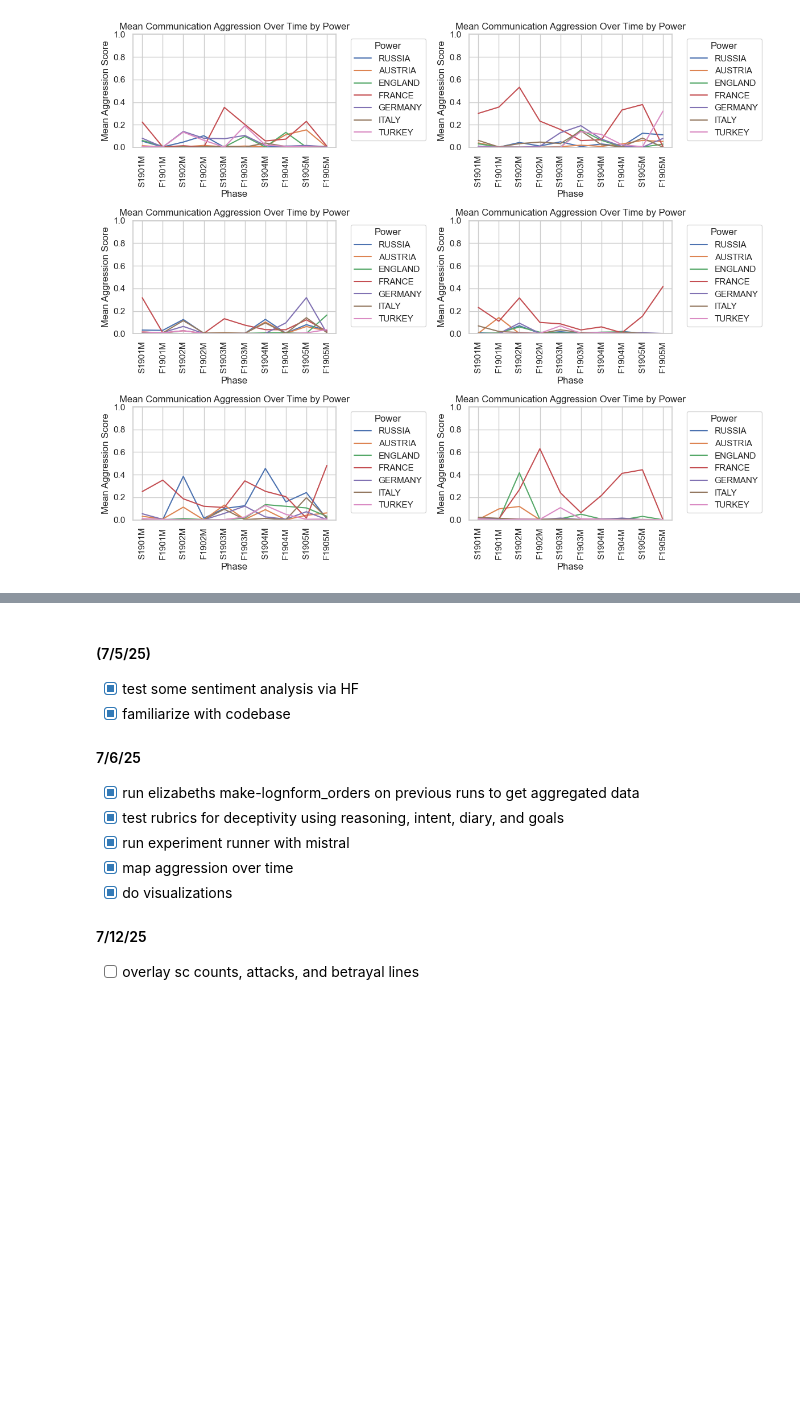
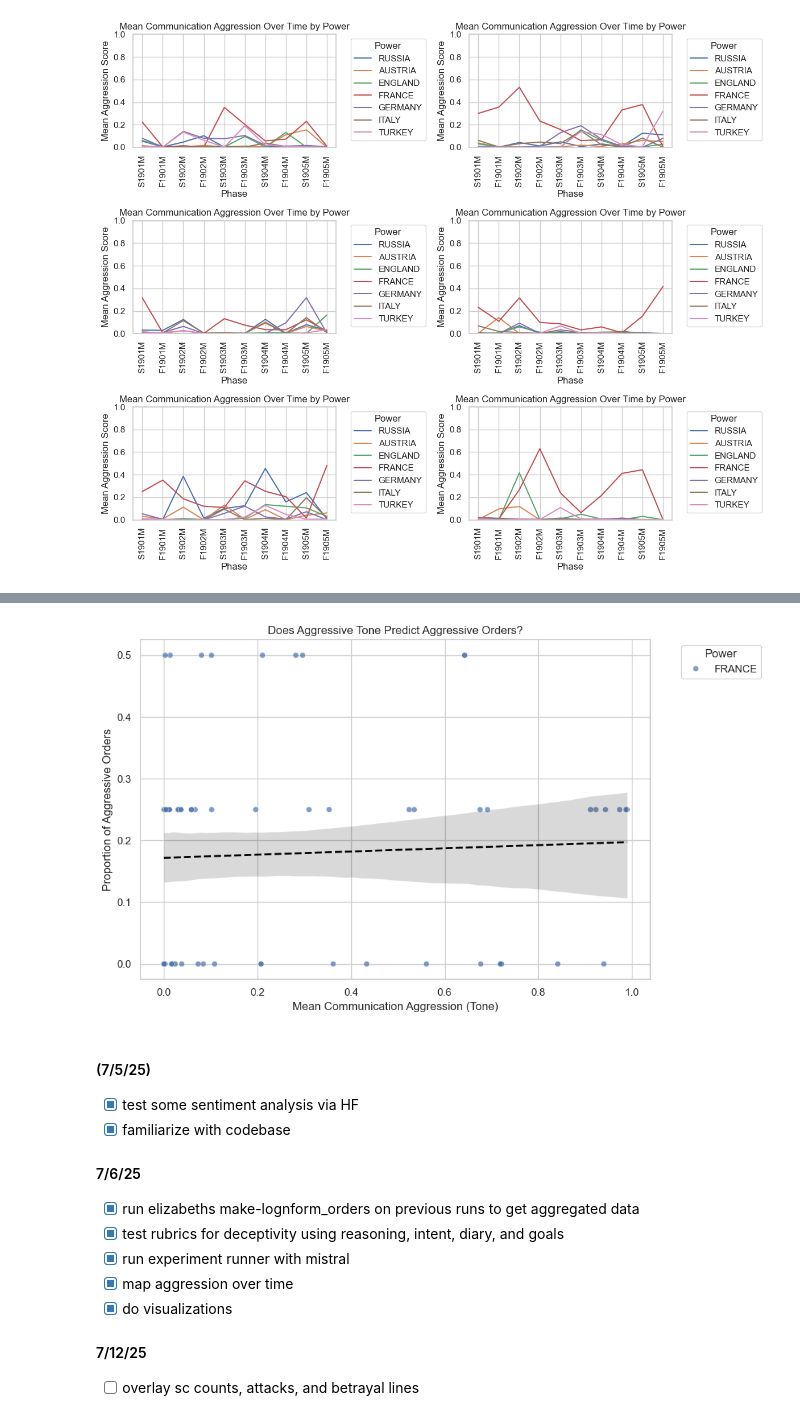
Before and after one commit to ishanashastri/AI_Diplomacy, a Jupyter notebook: analyze_strategy.ipynb, the cells around one changed output, grey strips where cells are left out. Cells and saved outputs as stored; diff of their text form; code cells hidden in the pictures; blank space fills up the shorter version.

```diff
--- a/analyze_strategy.ipynb
+++ b/analyze_strategy.ipynb
@@ -485,3 +659,49 @@ See the caveats in the documentation: https://pandas.pydata.org/pandas-docs/stab
+# %%
+agg_df = pd.DataFrame(all_messages)
+agg_df=agg_df[agg_df['run_id'] == 'run_00002']
+agg_df["phase_index"] = agg_df["phase"].map(phase_to_index)
+
+agg_summary = agg_df.groupby(["phase", 'phase_index',"sender"]).agg(
+    mean_aggr=("aggression", "mean"),
+    stderr_aggr=("aggression", lambda x: np.std(x, ddof=1) / np.sqrt(len(x)))
+).reset_index().sort_values("phase_index")
+# %%
+# Define aggressive order flags
+order_df["is_aggressive"] = (
+    order_df["moving_into_anothers_territory"].fillna(False) |
+    order_df["in_anothers_territory"].fillna(False) |
+    (
+        order_df["destination_was_occupied"].fillna(False) &
+        (order_df["destination_unit_owner"] != order_df["country"])
+    )
+) & ~order_df["supporting_an_ally"].fillna(False) & ~order_df["supporting_self"].fillna(False)
+
+# Aggregate to get aggression score per country-phase
+agg_orders = order_df.groupby(["phase", "phase_index", "country"]).agg(
+    num_orders=("order", "count"),
+    num_aggressive=("is_aggressive", "sum")
+).reset_index()
+
+agg_orders["aggressive_order_score"] = agg_orders["num_aggressive"] / agg_orders["num_orders"]
+# %%
+merged_orders_and_tone = pd.merge(agg_orders, agg_df, left_on=["phase", "country"], right_on=["phase", "sender"])
+# %%
+# === Plot ===
+merged_orders_and_tone = merged_orders_and_tone[merged_orders_and_tone["sender"] == "FRANCE"]
+
+plt.figure(figsize=(10, 6))
+sns.scatterplot(data=merged_orders_and_tone, x="aggression", y="aggressive_order_score", hue="sender", alpha=0.7)
+sns.regplot(data=merged_orders_and_tone, x="aggression", y="aggressive_order_score", scatter=False, color="black", line_kws={"linewidth": 2, "linestyle": "--"})
+
+plt.xlabel("Mean Communication Aggression (Tone)")
+plt.ylabel("Proportion of Aggressive Orders")
+plt.title("Does Aggressive Tone Predict Aggressive Orders?")
+plt.legend(title="Power", bbox_to_anchor=(1.05, 1), loc="upper left")
+plt.grid(True)
+plt.tight_layout()
+plt.show()
+# %% [output]
+[figure, added]
 # %% [markdown]
 #### (7/5/25)
 - [x] test some sentiment analysis via HF
```
Also changed, not shown: parts of 16 cells of this notebook.
